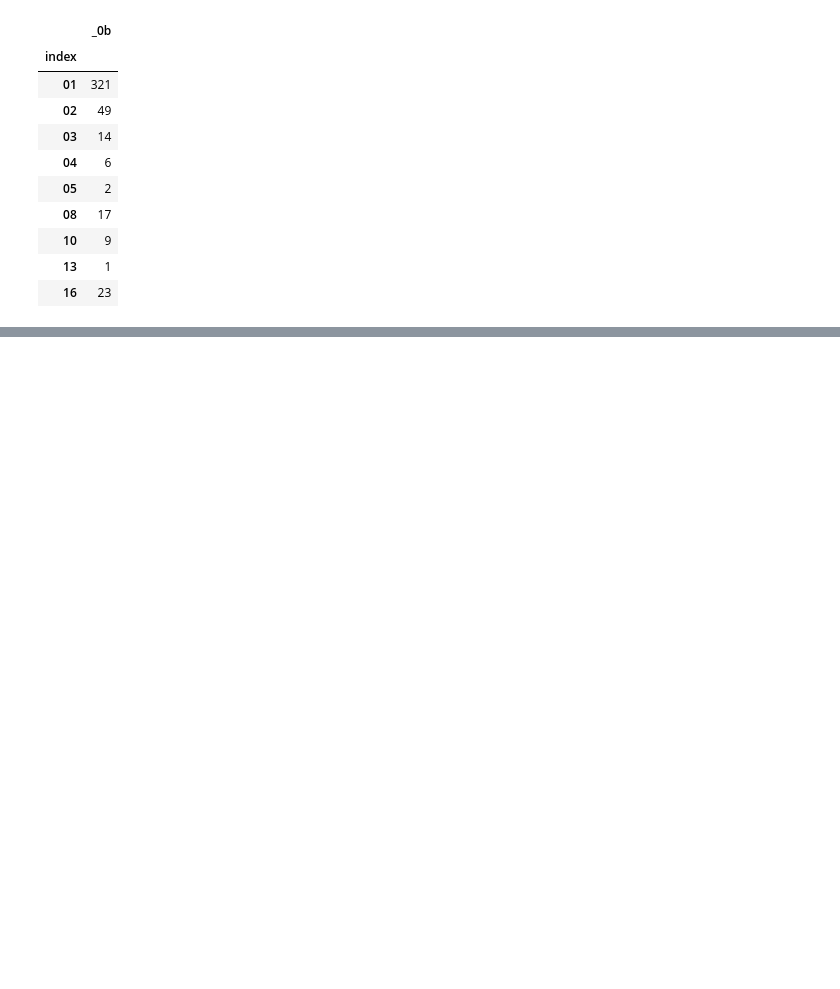
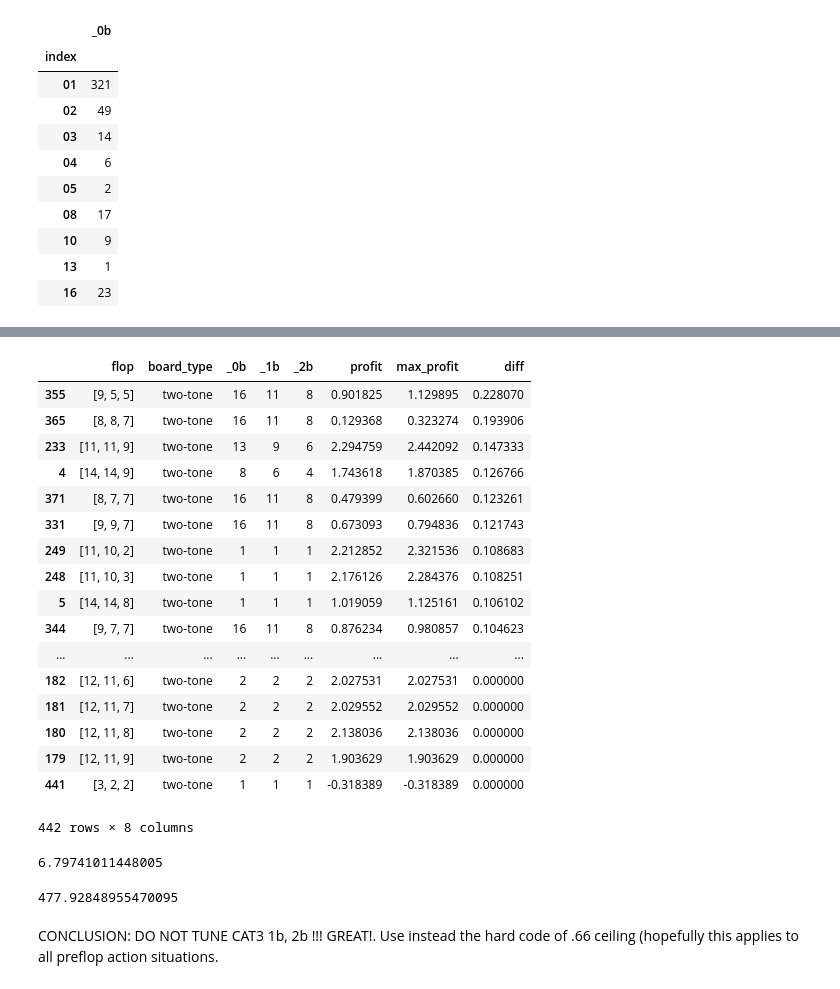
Before and after one commit to Peter-32/perfect_flop_poker, a Jupyter notebook: notebooks/2.Explore_Results.ipynb, the cells around one changed output, grey strips where cells are left out. Drawn from its saved outputs; the diff is of its cells as text; code cells hidden in the pictures; blank space fills up the shorter version.

```diff
--- a/notebooks/2.Explore_Results.ipynb
+++ b/notebooks/2.Explore_Results.ipynb
@@ -166,0 +229,28 @@ pd.DataFrame(df2[focus].value_counts()).reset_index().sort_values(by=["index"]).
+# %%
+df2 = sqldf("""select * from df a
+        INNER JOIN (select flop, max(profit) AS max_profit from df group by 1) b on
+        b.flop = a.flop and a.profit = b.max_profit
+       order by 1 desc"""
+      ,globals())
+df2.columns = ["_" + col for col in df2.columns]
+# %%
+df.columns = ['flop', 'board_type', '_0b', '_1b', '_2b', 'profit']
+# %%
+df3 = sqldf("""
+
+select a.*, b.max_profit
+
+from df a INNER JOIN (select _flop, _0b, max(_max_profit) AS max_profit from df2 GROUP BY 1,2) b on b._flop = a.flop and a._0b = b._0b
+WHERE a._1b =
+        case when (a._0b*0.66) = cast((a._0b*0.66) as int) then cast((a._0b*0.66) as int)
+             else 1 + cast((a._0b*0.66) as int)
+        end and
+      a._2b =
+        case when (a._1b*0.66) = cast((a._1b*0.66) as int) then cast((a._1b*0.66) as int)
+             else 1 + cast((a._1b*0.66) as int)
+        end
+
+"""
+
+      ,globals())
+df3
@@ -166,0 +276,33 @@ pd.DataFrame(df2[focus].value_counts()).reset_index().sort_values(by=["index"]).
+# %%
+df3["diff"] = df3["max_profit"] - df3["profit"]
+# %%
+df3.sort_values(by=["diff"], ascending=False)
+# %% [output]
+|  | flop | board_type | _0b | _1b | _2b | profit | max_profit | diff |
+| 355 | [9, 5, 5] | two-tone | 16 | 11 | 8 | 0.901825 | 1.129895 | 0.228070 |
+| 365 | [8, 8, 7] | two-tone | 16 | 11 | 8 | 0.129368 | 0.323274 | 0.193906 |
+| 233 | [11, 11, 9] | two-tone | 13 | 9 | 6 | 2.294759 | 2.442092 | 0.147333 |
+| 4 | [14, 14, 9] | two-tone | 8 | 6 | 4 | 1.743618 | 1.870385 | 0.126766 |
+| 371 | [8, 7, 7] | two-tone | 16 | 11 | 8 | 0.479399 | 0.602660 | 0.123261 |
+| 331 | [9, 9, 7] | two-tone | 16 | 11 | 8 | 0.673093 | 0.794836 | 0.121743 |
+| 249 | [11, 10, 2] | two-tone | 1 | 1 | 1 | 2.212852 | 2.321536 | 0.108683 |
+| 248 | [11, 10, 3] | two-tone | 1 | 1 | 1 | 2.176126 | 2.284376 | 0.108251 |
+| 5 | [14, 14, 8] | two-tone | 1 | 1 | 1 | 1.019059 | 1.125161 | 0.106102 |
+| 344 | [9, 7, 7] | two-tone | 16 | 11 | 8 | 0.876234 | 0.980857 | 0.104623 |
+| ... | ... | ... | ... | ... | ... | ... | ... | ... |
+| 182 | [12, 11, 6] | two-tone | 2 | 2 | 2 | 2.027531 | 2.027531 | 0.000000 |
+| 181 | [12, 11, 7] | two-tone | 2 | 2 | 2 | 2.029552 | 2.029552 | 0.000000 |
+| 180 | [12, 11, 8] | two-tone | 2 | 2 | 2 | 2.138036 | 2.138036 | 0.000000 |
+| 179 | [12, 11, 9] | two-tone | 2 | 2 | 2 | 1.903629 | 1.903629 | 0.000000 |
+| 441 | [3, 2, 2] | two-tone | 1 | 1 | 1 | -0.318389 | -0.318389 | 0.000000 |
+442 rows × 8 columns
+# %%
+df3["diff"].sum()
+# %% [output]
+6.79741011448005
+# %%
+df3["profit"].sum()
+# %% [output]
+477.92848955470095
+# %% [markdown]
+CONCLUSION: DO NOT TUNE CAT3 1b, 2b !!! GREAT!.   Use instead the hard code of .66 ceiling (hopefully this applies to all preflop action situations.
```
Also changed, not shown: parts of 6 cells of this notebook, 1 other file.
